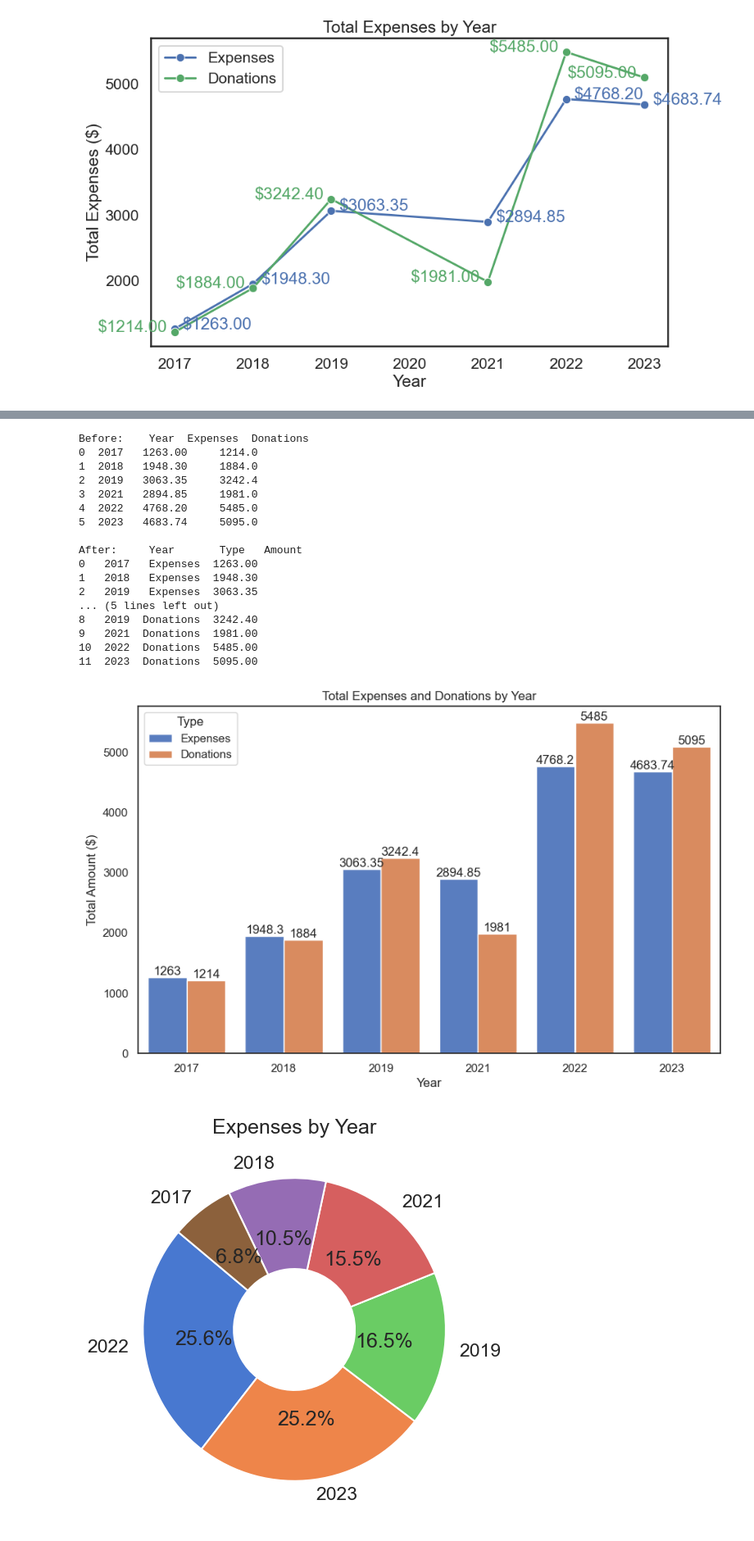
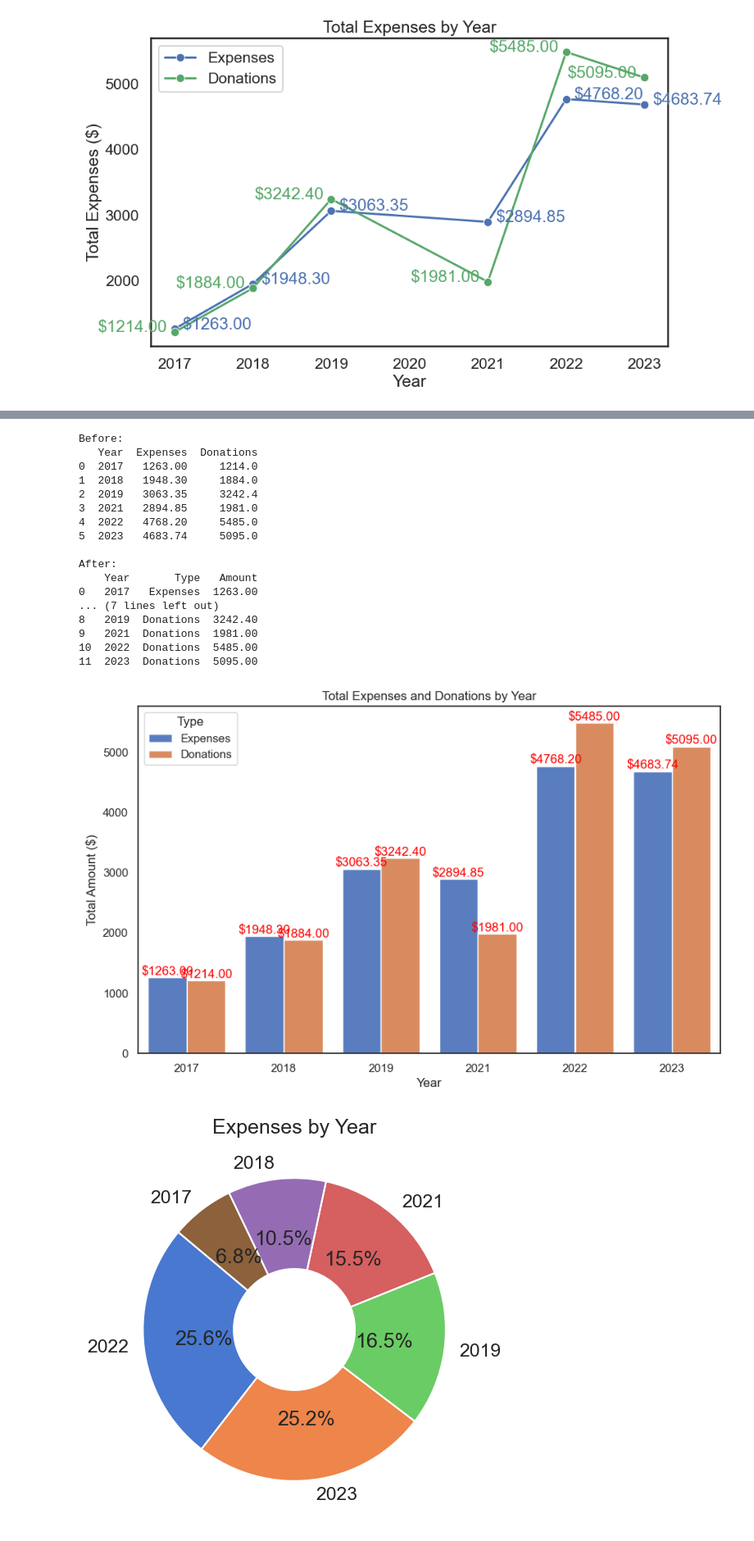
Before and after one commit to johbry17/Harvest-Party, a Jupyter notebook: exploratory_data_analysis.ipynb, the cells around one changed output, grey strips where cells are left out. Shown at 82% size. Cells and saved outputs as stored; diff of their text form; code cells hidden in the pictures.

```diff
--- a/exploratory_data_analysis.ipynb
+++ b/exploratory_data_analysis.ipynb
@@ -31,7 +41,7 @@ This is an exploratory data analysis. I'm just poking it to see what's going on.
 ## <center>df = `harvest_party_expenses.csv`</center>
 # %%
 # read in main expenses csv as a df
-df = pd.read_csv("./static/resources/harvest_party_expenses.csv")
+df = pd.read_csv("./resources/harvest_party_expenses.csv")
 df.head()
 # %% [output]
 |  | Name | Expense | Expense Amt | Date bought | Category |
@@ -151,7 +161,7 @@ reim_df
 # %% [markdown]
 ## <center>don_df = `donations.csv`</center>
 # %%
-don_df = pd.read_csv("./static/resources/donations.csv")
+don_df = pd.read_csv("./resources/donations.csv")
 don_df
 # %% [output]
 |  | year | donations |
@@ -367,0 +382,21 @@ plt.show()
+# %%
+# bar plot of each year's expenses
+
+# group and sort sums by year
+df_sum = df.groupby("Year")["Amount"].sum().reset_index()
+df_sum = df_sum.sort_values("Amount", ascending=False)
+
+# plot the chart
+sns.set_theme(style="white")
+plt.figure(figsize=(10, 6))
+ax = sns.barplot(x="Year", y="Amount", data=df_sum, palette="muted")
+
+# add labels
+for container in ax.containers:
+    ax.bar_label(container, fmt='$%.2f', color='red')
+
+# format plot
+plt.title("Total Expenses by Year")
+plt.xlabel("Year")
+plt.ylabel("Total Amount ($)")
+plt.show()
@@ -376,44 +413,44 @@ don_sum = don_df.copy()
 df_sum = pd.merge(df_sum, don_sum, on="Year", how="outer")
 
 # 'unpivot' the df (see print() output for before and after)
-print(f"Before: {df_sum}\n")
+print(f"Before: \n{df_sum}\n")
 df_sum_melt = df_sum.melt("Year", var_name="Type", value_name="Amount")
-print(f"After: {df_sum_melt}")
+print(f"After: \n{df_sum_melt}")
 
 # plot grouped barchart
 sns.set_theme(style="white")
 plt.figure(figsize=(10, 6))
 ax = sns.barplot(x="Year", y="Amount", hue="Type", data=df_sum_melt, palette="muted")
 
 # add labels
 for container in ax.containers:
-    ax.bar_label(container)
+    ax.bar_label(container, fmt='$%.2f', color='red')
 
 # format plot
 plt.title("Total Expenses and Donations by Year")
 plt.xlabel("Year")
 plt.ylabel("Total Amount ($)")
 plt.legend(title="Type")
 plt.show()
 # %% [output]
-Before:    Year  Expenses  Donations
+Before:
+   Year  Expenses  Donations
 0  2017   1263.00     1214.0
 1  2018   1948.30     1884.0
 2  2019   3063.35     3242.4
 3  2021   2894.85     1981.0
 4  2022   4768.20     5485.0
 5  2023   4683.74     5095.0
 
-After:     Year       Type   Amount
+After:
+    Year       Type   Amount
 0   2017   Expenses  1263.00
-1   2018   Expenses  1948.30
-2   2019   Expenses  3063.35
-... (5 lines left out)
+... (7 lines left out)
 8   2019  Donations  3242.40
 9   2021  Donations  1981.00
 10  2022  Donations  5485.00
 11  2023  Donations  5095.00
-[figure, old version]
+[figure, new version]
 # %%
 # plot total expenses by year as a donut chart
 
```
Also changed, not shown: parts of 57 cells of this notebook, 19 other files.
